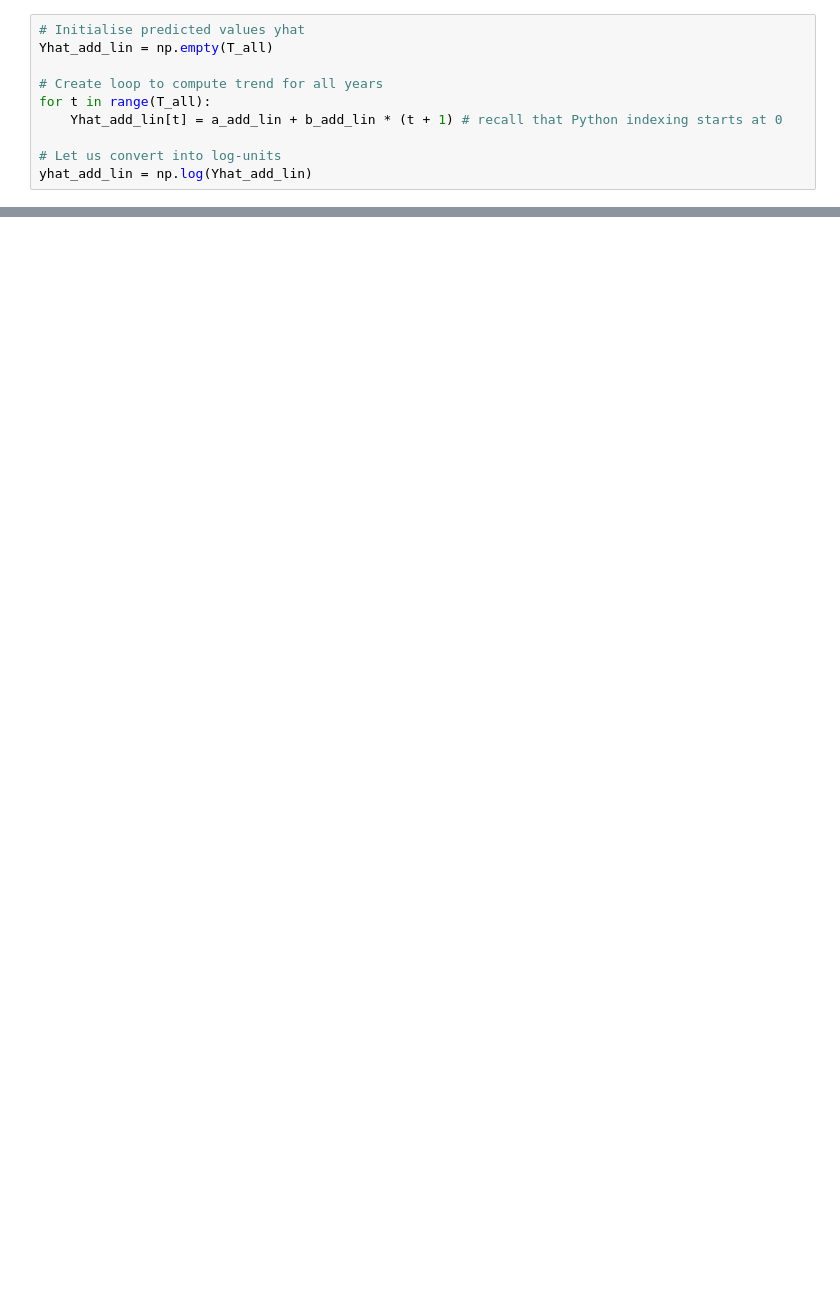
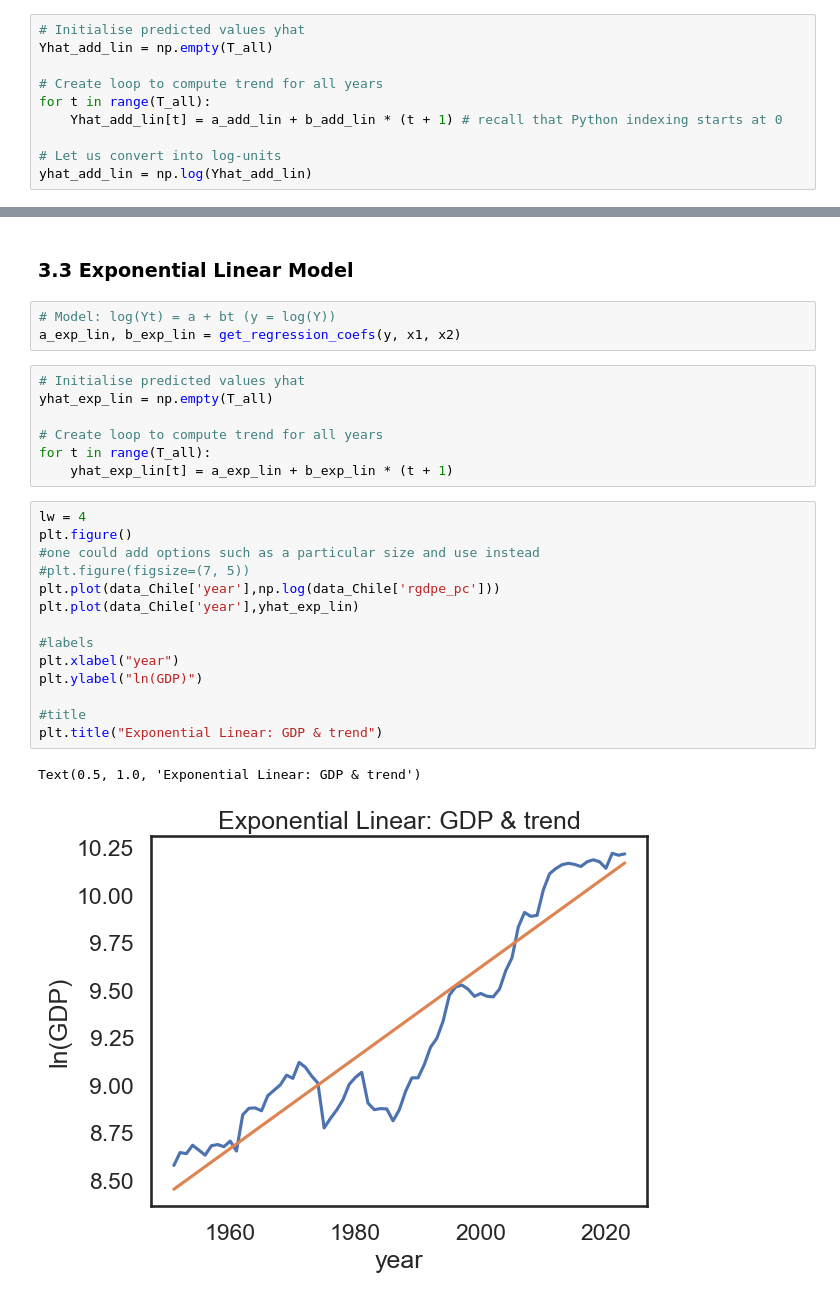
Before and after one commit to IcarusBai/EC2B1_Coursework, a Jupyter notebook: EC2B1_Coursework_Program.ipynb, the cells around one changed output, grey strips where cells are left out. Saved outputs shown, nothing was run; the diff lists cells and outputs as text; blank space fills up the shorter version.

```diff
--- a/EC2B1_Coursework_Program.ipynb
+++ b/EC2B1_Coursework_Program.ipynb
@@ -92,0 +124,29 @@ Text(0.5, 1.0, 'Linear Additive: GDP & trend')
+# %% [markdown]
+### 3.3  Exponential  Linear Model
+# %%
+# Model: log(Yt) = a + bt (y = log(Y))
+a_exp_lin, b_exp_lin = get_regression_coefs(y, x1, x2)
+# %%
+# Initialise predicted values yhat
+yhat_exp_lin = np.empty(T_all)
+
+# Create loop to compute trend for all years
+for t in range(T_all):
+    yhat_exp_lin[t] = a_exp_lin + b_exp_lin * (t + 1)
+# %%
+lw = 4
+plt.figure()
+#one could add options such as a particular size and use instead
+#plt.figure(figsize=(7, 5))
+plt.plot(data_Chile['year'],np.log(data_Chile['rgdpe_pc']))
+plt.plot(data_Chile['year'],yhat_exp_lin)
+
+#labels
+plt.xlabel("year")
+plt.ylabel("ln(GDP)")
+
+#title
+plt.title("Exponential Linear: GDP & trend")
+# %% [output]
+Text(0.5, 1.0, 'Exponential Linear: GDP & trend')
+[figure, added]
```
Also changed, not shown: parts of 11 cells of this notebook.
